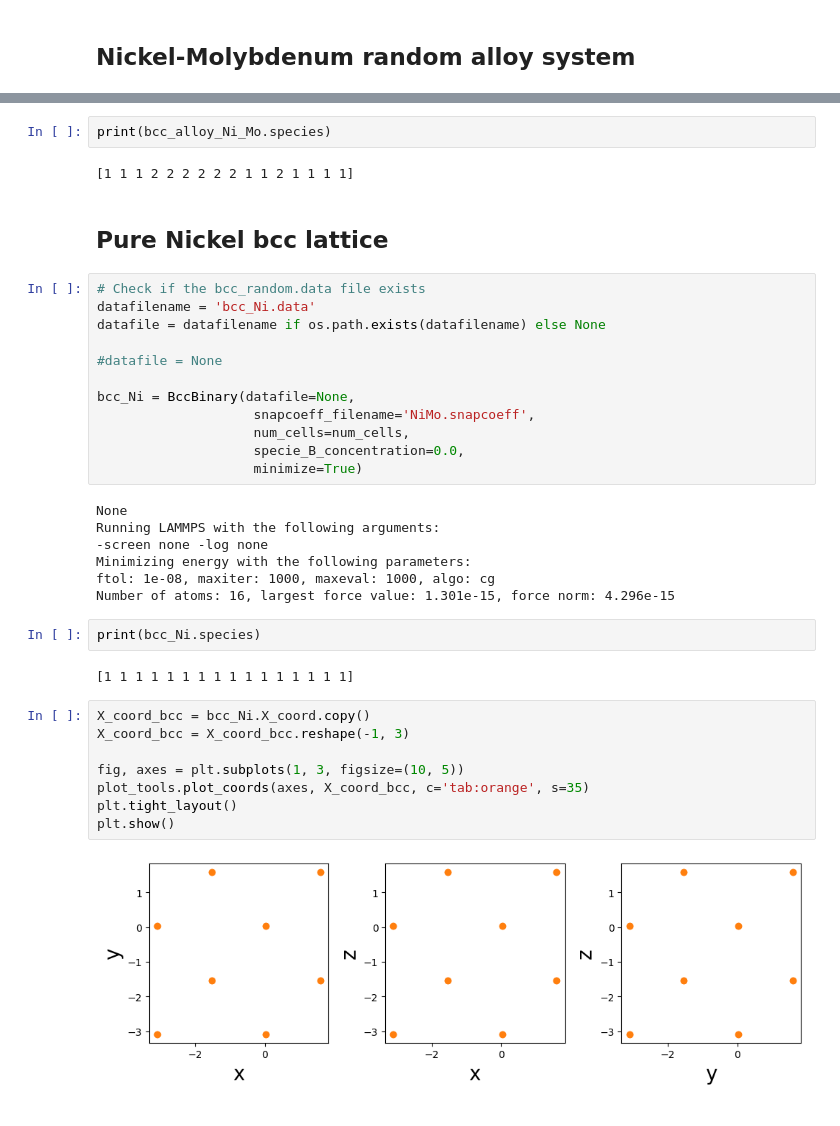
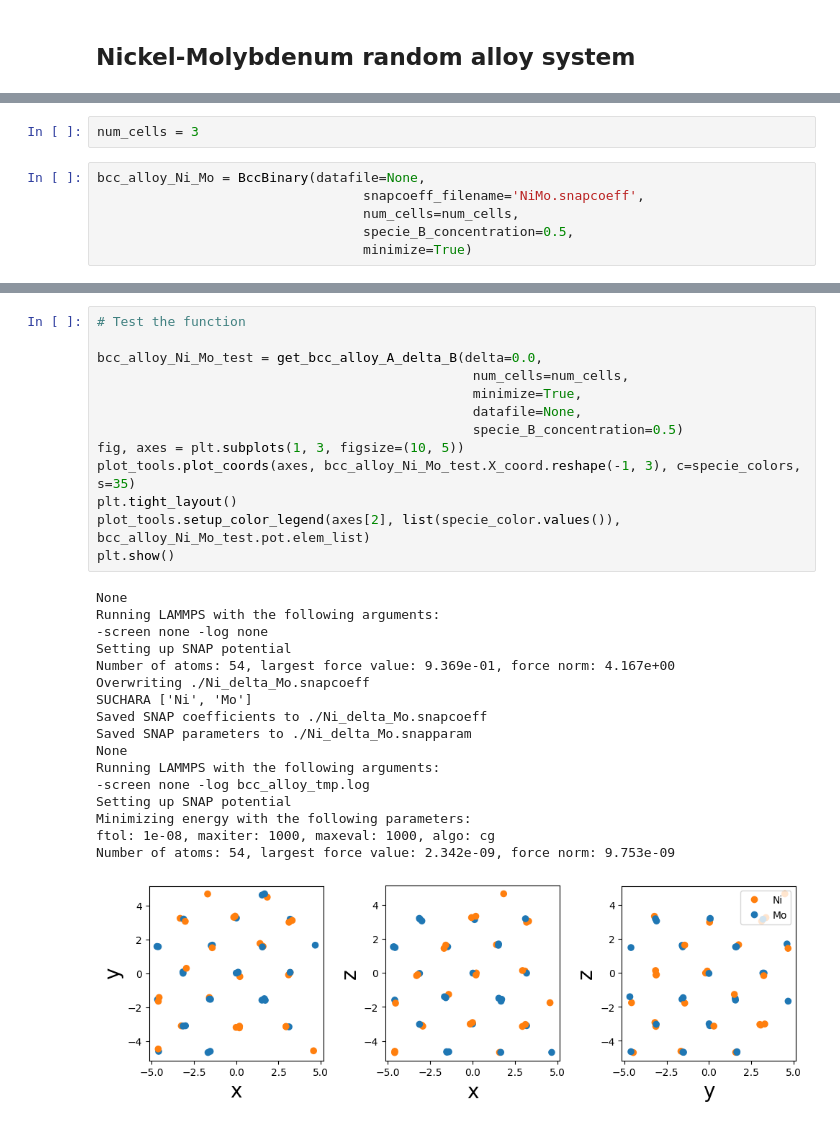
Before and after one commit to marseille-matmol/LammpsImplicitDerivative, a Jupyter notebook: examples/HEA_one_shot.ipynb, the cells around one changed output, grey strips where cells are left out. Cells and saved outputs as stored; diff of their text form.

```diff
--- a/examples/HEA_one_shot.ipynb
+++ b/examples/HEA_one_shot.ipynb
@@ -47,0 +67,8 @@ print(bcc_alloy_Ni_Mo.pot.Theta_dict['Mo'])
+# %%
+num_cells = 3
+# %%
+bcc_alloy_Ni_Mo = BccBinary(datafile=None,
+                                  snapcoeff_filename='NiMo.snapcoeff',
+                                  num_cells=num_cells,
+                                  specie_B_concentration=0.5,
+                                  minimize=True)
@@ -58,39 +93,31 @@ plt.show()
-# %%
-print(bcc_alloy_Ni_Mo.species)
-# %% [output]
-[1 1 1 2 2 2 2 2 2 1 1 2 1 1 1 1]
-# %% [markdown]
-## Pure Nickel bcc lattice
-# %%
-# Check if the bcc_random.data file exists
-datafilename = 'bcc_Ni.data'
-datafile = datafilename if os.path.exists(datafilename) else None
-
-#datafile = None
-
-bcc_Ni = BccBinary(datafile=None,
-                    snapcoeff_filename='NiMo.snapcoeff',
-                    num_cells=num_cells,
-                    specie_B_concentration=0.0,
-                    minimize=True)
-# %% [output]
-None
-Running LAMMPS with the following arguments:
--screen none -log none
-Minimizing energy with the following parameters:
-ftol: 1e-08, maxiter: 1000, maxeval: 1000, algo: cg
-Number of atoms: 16, largest force value: 1.301e-15, force norm: 4.296e-15
-# %%
-print(bcc_Ni.species)
-# %% [output]
-[1 1 1 1 1 1 1 1 1 1 1 1 1 1 1 1]
 # %%
-X_coord_bcc = bcc_Ni.X_coord.copy()
-X_coord_bcc = X_coord_bcc.reshape(-1, 3)
+# Test the function
 
+bcc_alloy_Ni_Mo_test = get_bcc_alloy_A_delta_B(delta=0.0,
+                                                num_cells=num_cells,
+                                                minimize=True,
+                                                datafile=None,
+                                                specie_B_concentration=0.5)
 fig, axes = plt.subplots(1, 3, figsize=(10, 5))
-plot_tools.plot_coords(axes, X_coord_bcc, c='tab:orange', s=35)
+plot_tools.plot_coords(axes, bcc_alloy_Ni_Mo_test.X_coord.reshape(-1, 3), c=specie_colors, s=35)
 plt.tight_layout()
+plot_tools.setup_color_legend(axes[2], list(specie_color.values()), bcc_alloy_Ni_Mo_test.pot.elem_list)
 plt.show()
 # %% [output]
+None
+Running LAMMPS with the following arguments:
+-screen none -log none
+Setting up SNAP potential
+Number of atoms: 54, largest force value: 9.369e-01, force norm: 4.167e+00
+Overwriting ./Ni_delta_Mo.snapcoeff
+SUCHARA ['Ni', 'Mo']
+Saved SNAP coefficients to ./Ni_delta_Mo.snapcoeff
+Saved SNAP parameters to ./Ni_delta_Mo.snapparam
+None
+Running LAMMPS with the following arguments:
+-screen none -log bcc_alloy_tmp.log
+Setting up SNAP potential
+Minimizing energy with the following parameters:
+ftol: 1e-08, maxiter: 1000, maxeval: 1000, algo: cg
+Number of atoms: 54, largest force value: 2.342e-09, force norm: 9.753e-09
-[figure, old version]
+[figure, new version]
```
Also changed, not shown: parts of 27 cells of this notebook, 7 other files.
